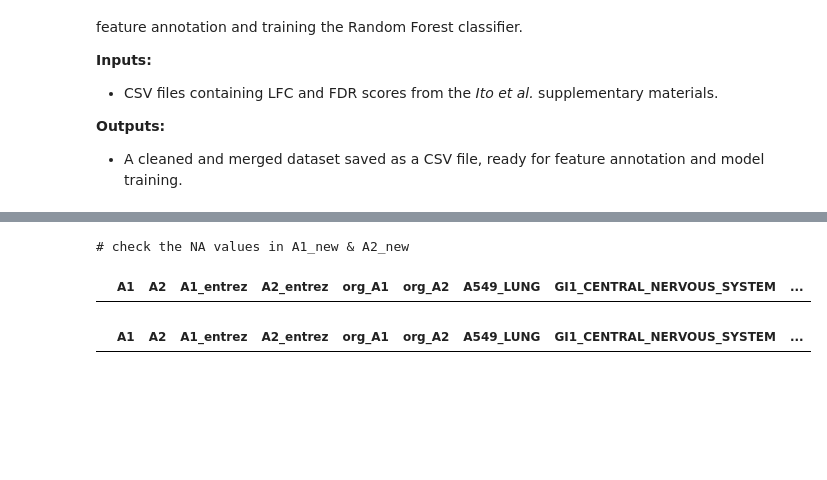
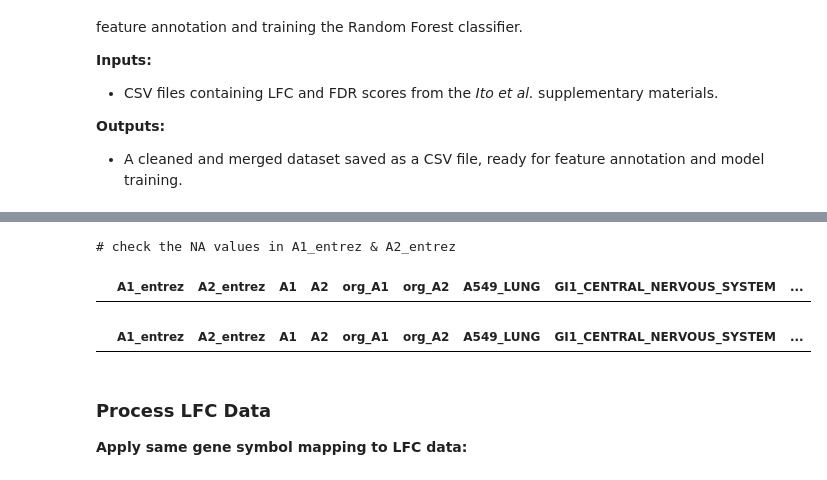
Before and after one commit to cancergenetics/context_specific_paralog_SL, a Jupyter notebook: 1_data_processing/01_CRISPR_screens/preprocess_ito.ipynb, the cells around one changed output, grey strips where cells are left out. Cells and saved outputs as stored; diff of their text form; code cells hidden in the pictures; blank space fills up the shorter version.

```diff
--- a/1_data_processing/01_CRISPR_screens/preprocess_ito.ipynb
+++ b/1_data_processing/01_CRISPR_screens/preprocess_ito.ipynb
@@ -159 +62,3 @@ Ito screen has 3215 entrez ids for Approved HGNC symbols / 3217 total genes
+# %%
+ito_genes_df_dict = dict(zip(ito_genes_df['Genes'], ito_genes_df['entrez_id']))
 # %% [markdown]
@@ -165,14 +71,11 @@ Ito screen has 3215 entrez ids for Approved HGNC symbols / 3217 total genes
 # %%
 ito_fdr.rename(columns={'A1': 'org_A1', 'A2':'org_A2'}, inplace=True)
 # %%
-ito_fdr.insert(0, 'A1', ito_fdr['org_A1'])
-ito_fdr.insert(1, 'A2', ito_fdr['org_A2'])
-
-prev_to_approved_sym = dict(zip(ito_previous_symbols_df['Previous symbols'], ito_previous_symbols_df['Approved symbol']))
-ito_fdr['A1'] = ito_fdr['A1'].replace(prev_to_approved_sym)
-ito_fdr['A2'] = ito_fdr['A2'].replace(prev_to_approved_sym)
+# Map gene symbols to Entrez IDs, unmapped values will be NA
+ito_fdr.insert(0, 'A1_entrez', ito_fdr['org_A1'].map(ito_genes_df_dict))
+ito_fdr.insert(1, 'A2_entrez', ito_fdr['org_A2'].map(ito_genes_df_dict))
 # %%
-approved_sym_to_entrez_id = dict(zip(ito_symbols_df['Approved symbol'], ito_symbols_df['entrez_id']))
-ito_fdr.insert(2, 'A1_entrez', ito_fdr['A1'].map(approved_sym_to_entrez_id))
-ito_fdr.insert(3, 'A2_entrez', ito_fdr['A2'].map(approved_sym_to_entrez_id))
+entrez_id_to_approved_sym = dict(zip(id_map['entrez_id'], id_map['Approved symbol']))
+ito_fdr.insert(2, 'A1', ito_fdr['A1_entrez'].map(entrez_id_to_approved_sym))
+ito_fdr.insert(3, 'A2', ito_fdr['A2_entrez'].map(entrez_id_to_approved_sym))
 # %%
@@ -188,11 +91,16 @@ display(ito_fdr.loc[ito_fdr['A2_entrez'].isna(), ])
+# %%
+#manually map the missing Entrez IDs of CBSL as CBS_CBSL is in the list of paralog pairs
+ito_fdr.loc[979, 'A2_entrez'] = 102724560
+ito_fdr.loc[979, 'A2'] = 'CBSL'
 # %%
 ito_fdr = ito_fdr.dropna(subset=['A1_entrez', 'A2_entrez'], how='any')
+ito_fdr = ito_fdr.sort_values(by=['A1', 'A2'])
 ito_fdr = ito_fdr.reset_index(drop=True)
 
-print('# check the NA values in A1_new & A2_new')
+print('# check the NA values in A1_entrez & A2_entrez')
 display(ito_fdr.loc[ito_fdr['A1_entrez'].isna(), ])
 display(ito_fdr.loc[ito_fdr['A2_entrez'].isna(), ])
 # %% [output]
-# check the NA values in A1_new & A2_new
+# check the NA values in A1_entrez & A2_entrez
-|  | A1 | A2 | A1_entrez | A2_entrez | org_A1 | org_A2 | A549_LUNG | GI1_CENTRAL_NERVOUS_SYSTEM | ... |
+|  | A1_entrez | A2_entrez | A1 | A2 | org_A1 | org_A2 | A549_LUNG | GI1_CENTRAL_NERVOUS_SYSTEM | ... |
-|  | A1 | A2 | A1_entrez | A2_entrez | org_A1 | org_A2 | A549_LUNG | GI1_CENTRAL_NERVOUS_SYSTEM | ... |
+|  | A1_entrez | A2_entrez | A1 | A2 | org_A1 | org_A2 | A549_LUNG | GI1_CENTRAL_NERVOUS_SYSTEM | ... |
@@ -200,0 +107,4 @@ ito_lfc.rename(columns={'A1': 'org_A1', 'A2':'org_A2'}, inplace=True)
+# %% [markdown]
+### Process LFC Data
+
+**Apply same gene symbol mapping to LFC data:**
```
Also changed, not shown: parts of 36 cells of this notebook, 2 other files.
